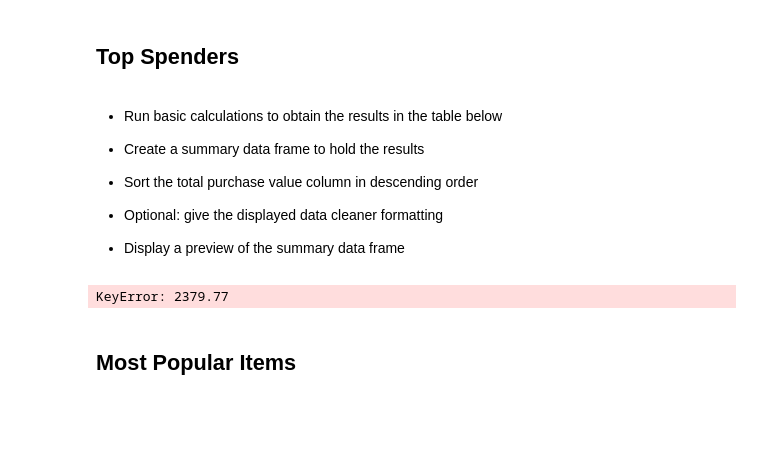
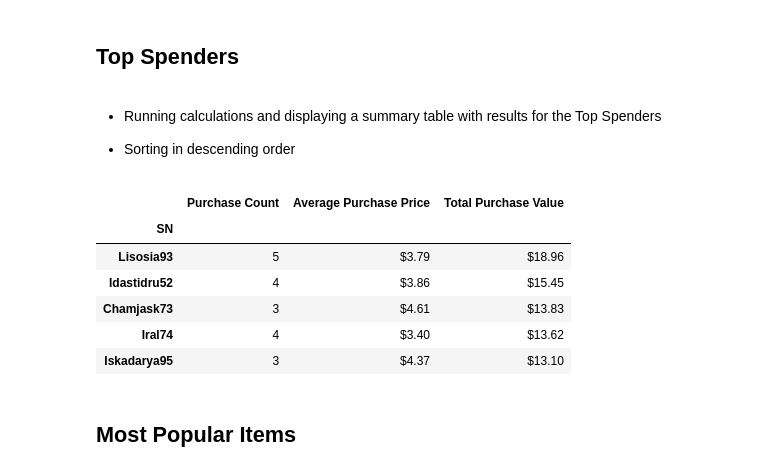
Before and after one commit to FernandoCL1991/python-pandas-analysis, a Jupyter notebook: HeroesOfPymoli/HeroesOfPymoli_starter.ipynb, the cells around one changed output. Saved outputs shown, nothing was run; the diff lists cells and outputs as text; code cells hidden in the pictures; blank space fills up the shorter version.

```diff
--- a/HeroesOfPymoli/HeroesOfPymoli_starter.ipynb
+++ b/HeroesOfPymoli/HeroesOfPymoli_starter.ipynb
@@ -416,30 +385,3 @@ final_purchase_analysis_age_df
 | Ages from 40-45 | 7 | $21.53 | $3.08 | $3.08 |
 # %% [markdown]
 ## Top Spenders
-# %% [markdown]
-* Run basic calculations to obtain the results in the table below
-
-
-* Create a summary data frame to hold the results
-
-
-* Sort the total purchase value column in descending order
-
-
-* Optional: give the displayed data cleaner formatting
-
-
-* Display a preview of the summary data frame
-# %%
-# Total Purchase Value
-
-# ES POR VALOR TOTAL DE COMPRA, NO POR NÚMERO DE COMPRAS
-
-top_spenders_df=purchases_file_df.loc[:,["SN","Age","Price"]]
-
-
-top_spenders_sn=top_spenders_df.loc[top_spenders_df["Price"].sum(),["SN","Age","Price"]]
-
-top_spenders_s
-# %% [output]
-KeyError: 2379.77
@@ -450,3 +388,39 @@ purchases_file_df.to_csv("Final_purchases_file.csv", index= False, header=True)
+# %% [markdown]
+* Running calculations and displaying a summary table with results for the Top Spenders
+
+* Sorting in descending order
+# %%
+# Identify the Top 5 Spenders in the Game by Total Purchase Value & GroupBy "SN"
+top_spenders = purchases_file_df.groupby("SN")
+
+# Calculate "Purchase Count"
+spender_purchase_count = top_spenders["Purchase ID"].count()
+
+# Calculate "Average Purchase Price"
+average_spender_purchase_price = round(top_spenders["Price"].mean(),2)
+
+# Calculate "Total Purchase Value"
+total_spender_purchase_value = top_spenders["Price"].sum()
+
+# Create Summary DataFrame
+top_spenders_table = pd.DataFrame({
+    "Purchase Count": spender_purchase_count,
+    "Average Purchase Price": average_spender_purchase_price,
+    "Total Purchase Value": total_spender_purchase_value
+})
+
+sort_top_spenders = top_spenders_table.sort_values(["Total Purchase Value"], ascending=False).head()
+sort_top_spenders["Average Purchase Price"] = sort_top_spenders["Average Purchase Price"].astype(float).map("${:,.2f}".format)
+sort_top_spenders["Total Purchase Value"] = sort_top_spenders["Total Purchase Value"].astype(float).map("${:,.2f}".format)
+sort_top_spenders
+# %% [output]
+|  | Purchase Count | Average Purchase Price | Total Purchase Value |
+| SN |  |  |  |
+| Lisosia93 | 5 | $3.79 | $18.96 |
+| Idastidru52 | 4 | $3.86 | $15.45 |
+| Chamjask73 | 3 | $4.61 | $13.83 |
+| Iral74 | 4 | $3.40 | $13.62 |
+| Iskadarya95 | 3 | $4.37 | $13.10 |
 # %% [markdown]
 ## Most Popular Items
 # %% [markdown]
```
Also changed, not shown: parts of 23 cells of this notebook.
